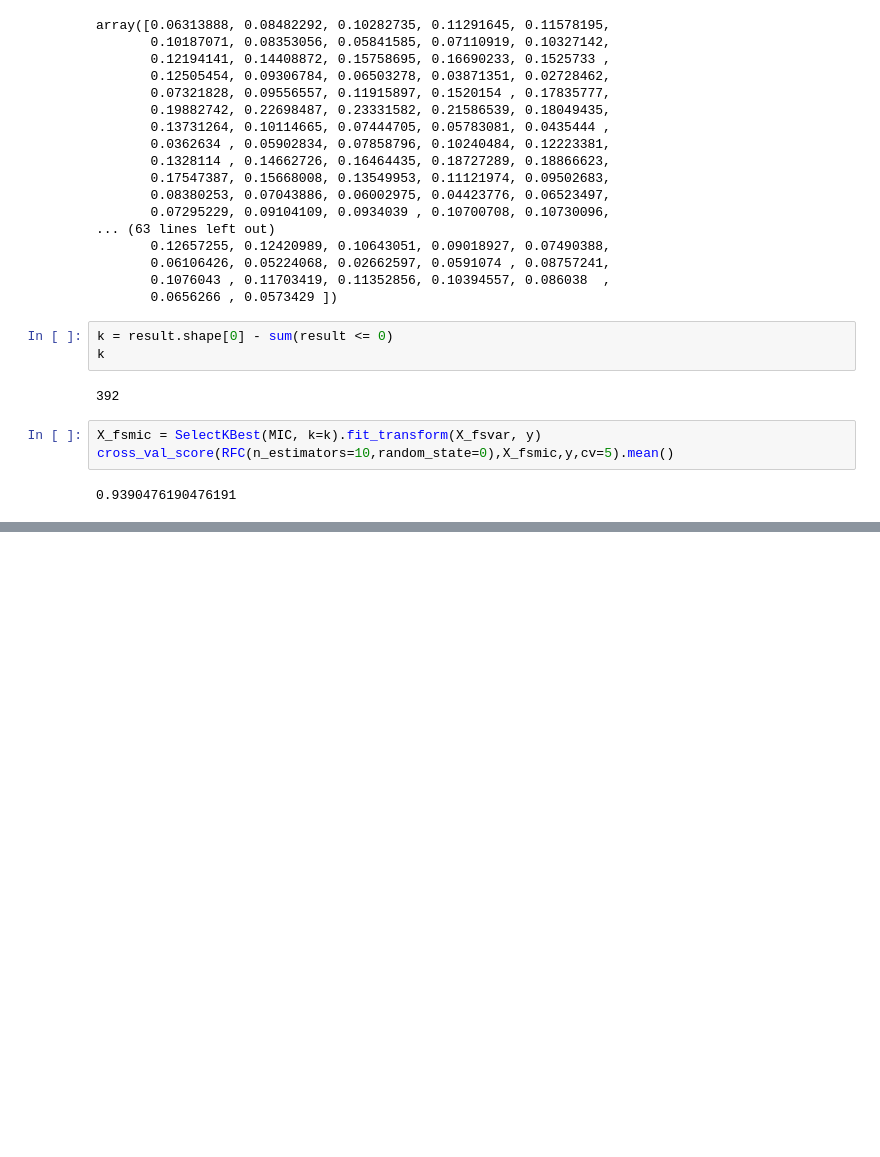
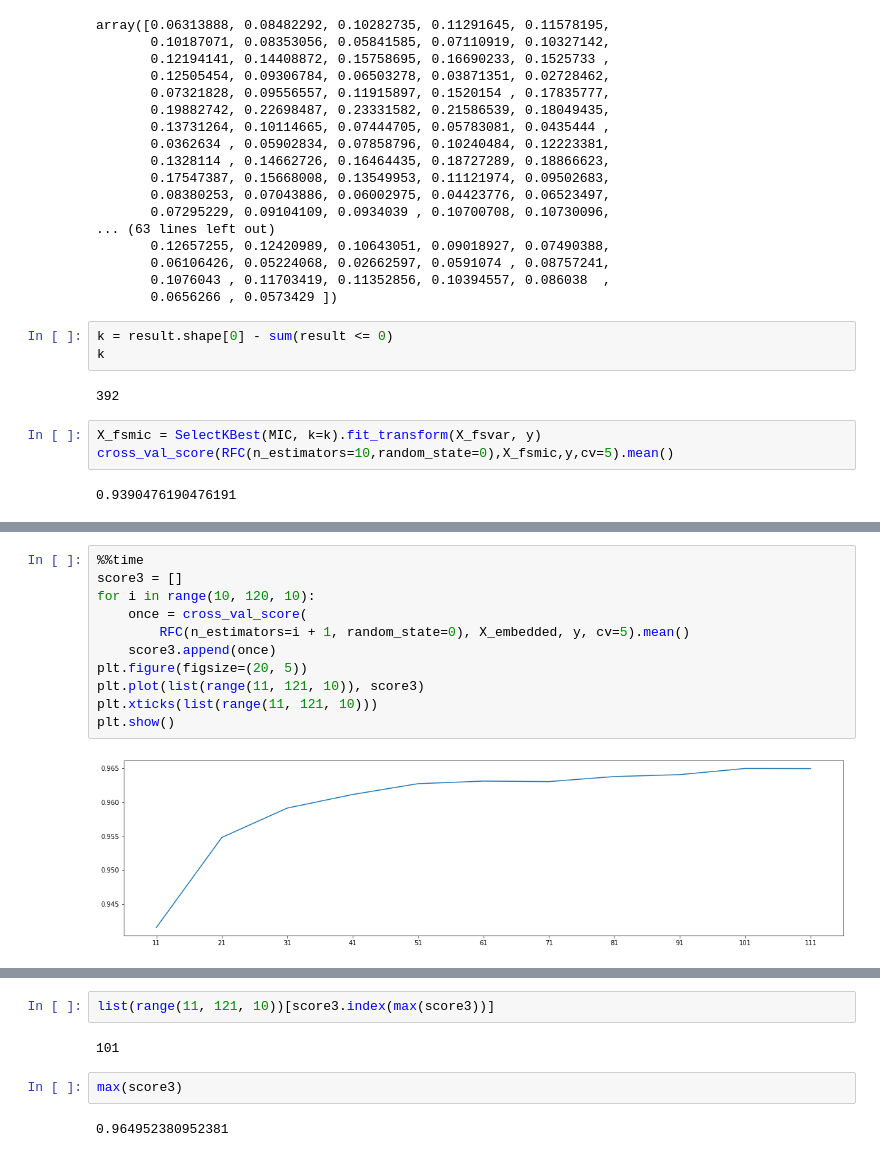
Before and after one commit to JustDoItGit/caicai_sklearn, a Jupyter notebook: 第三章 数据预处理与特征工程/Feature_selection.ipynb, the cells around one changed output, grey strips where cells are left out. Drawn from its saved outputs; the diff is of its cells as text; blank space fills up the shorter version.

```diff
--- a/第三章 数据预处理与特征工程/Feature_selection.ipynb
+++ b/第三章 数据预处理与特征工程/Feature_selection.ipynb
@@ -250,0 +353,13 @@ cross_val_score(RFC(n_estimators=10,random_state=0),X_fsmic,y,cv=5).mean()
+# %%
+%%time
+score3 = []
+for i in range(10, 120, 10):
+    once = cross_val_score(
+        RFC(n_estimators=i + 1, random_state=0), X_embedded, y, cv=5).mean()
+    score3.append(once)
+plt.figure(figsize=(20, 5))
+plt.plot(list(range(11, 121, 10)), score3)
+plt.xticks(list(range(11, 121, 10)))
+plt.show()
+# %% [output]
+[figure, added]
@@ -250,0 +368,8 @@ cross_val_score(RFC(n_estimators=10,random_state=0),X_fsmic,y,cv=5).mean()
+# %%
+list(range(11, 121, 10))[score3.index(max(score3))]
+# %% [output]
+101
+# %%
+max(score3)
+# %% [output]
+0.964952380952381
```
Also changed, not shown: parts of 12 cells of this notebook.
